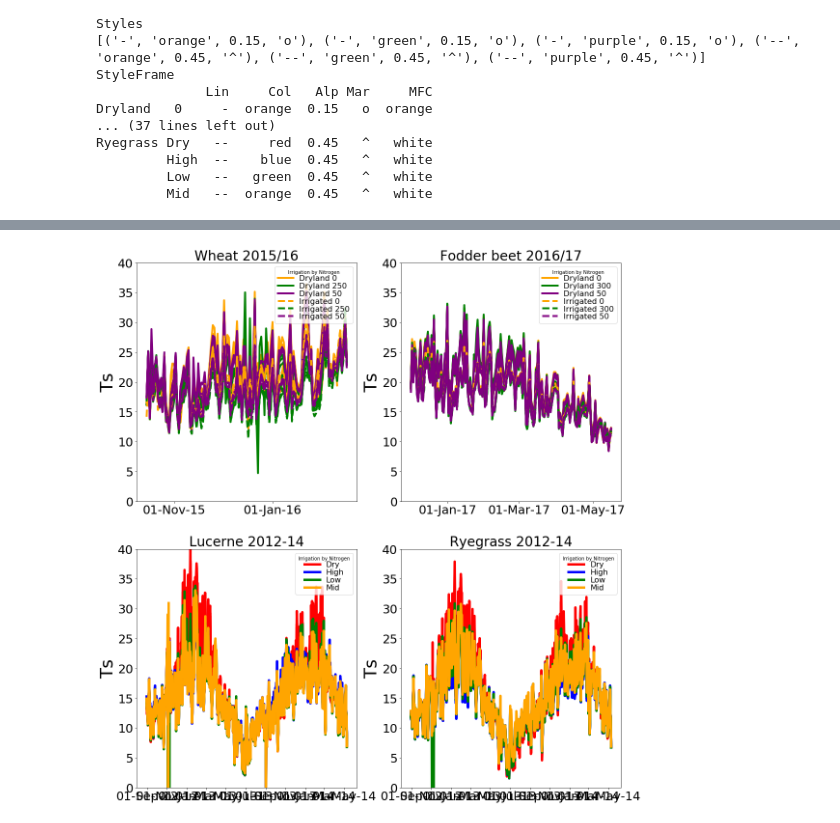
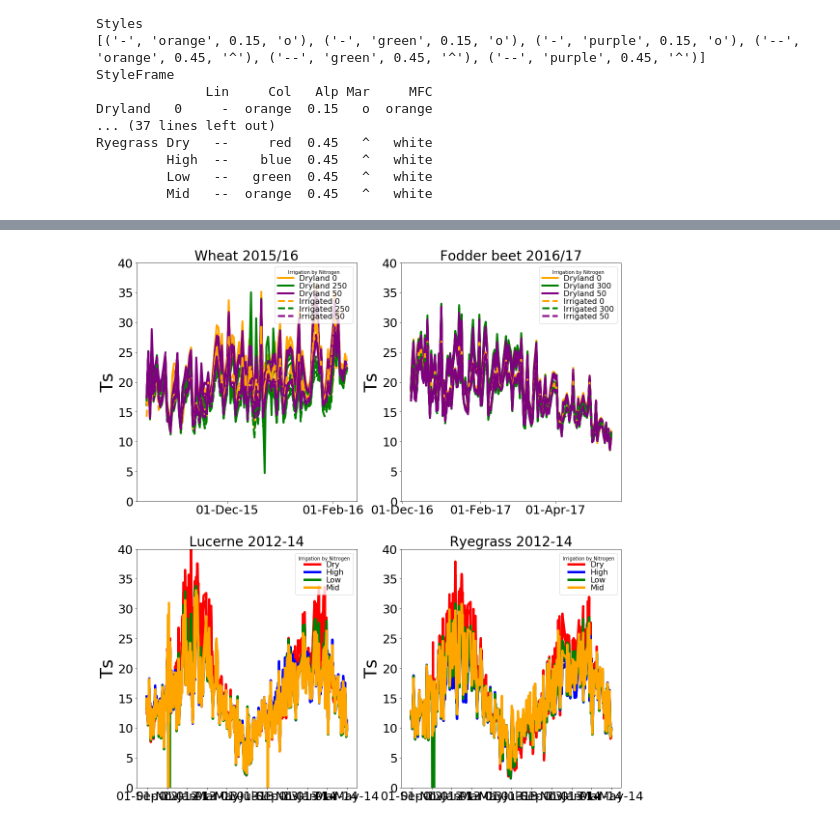
Before and after one commit to HamishBrownPFR/CropWaterAnalysis, a Jupyter notebook: Validation.ipynb, the cells around one changed output, grey strips where cells are left out. Drawn from its saved outputs; the diff is of its cells as text; code cells hidden in the pictures.

```diff
--- a/Validation.ipynb
+++ b/Validation.ipynb
@@ -105,0 +89,9 @@ WU = pd.concat([WheatWU,BeatWU])
+# %%
+FirstUnion = list(set(Ts.index).intersection(Ta.index))
+SecondUnion = list(set(FirstUnion).intersection(Rs.index))
+ThirdUnion = list(set(SecondUnion).intersection(Ed.index))
+ForthUnion = list(set(ThirdUnion).intersection(Eo.index))
+FifthUnion = list(set(ForthUnion).intersection(Rn.index))
+SixthUnion = list(set(FifthUnion).intersection(fPAR.index))
+CommonDates = SixthUnion
+CommonDates.sort()
@@ -154,35 +193,35 @@ Rs.plot()
 # %%
 def AddGraphFeatures(Name):
     plt.ylabel('Ts', fontsize=36);
     plt.ylim(0,40)
     plt.tick_params(labelsize=25)
     plt.title(Name, fontsize=28);
     ax.xaxis.set_major_locator(mdates.MonthLocator(interval=2))
     ax.xaxis.set_major_formatter(mdates.DateFormatter('%d-%b-%y'))
     labels, handles = GH.DedupLegendElements()
     ledg = plt.legend(labels, handles,loc=1,numpoints=1,fontsize = 16,labelspacing = 0.05,
                               title='Irrigation by Nitrogen')
 
 
 Graph = plt.figure(figsize=(18,20))
 
 ax = Graph.add_subplot(2,2,1)
-GH.AddIndexedPlot(Ts.loc[:,'Wheat'],ax,WheatGPs,4)
+GH.AddIndexedPlot(Ts.loc[CommonDates,'Wheat'],ax,WheatGPs,4)
 AddGraphFeatures('Wheat 2015/16')
 
 ax = Graph.add_subplot(2,2,2)
-GH.AddIndexedPlot(Ts.loc[:,'Beat'],ax,BeatGPs,4)
+GH.AddIndexedPlot(Ts.loc[CommonDates,'Beat'],ax,BeatGPs,4)
 AddGraphFeatures('Fodder beet 2016/17')
 
 ax = Graph.add_subplot(2,2,3)
-GH.AddIndexedPlotSingleLevel(Ts.loc[:,'Lucerne'],ax,LandPGPs,5)
+GH.AddIndexedPlotSingleLevel(Ts.loc[CommonDates,'Lucerne'],ax,LandPGPs,5)
 AddGraphFeatures('Lucerne 2012-14')
 
 ax = Graph.add_subplot(2,2,4)
-GH.AddIndexedPlotSingleLevel(Ts.loc[:,'Ryegrass'],ax,LandPGPs,5)
+GH.AddIndexedPlotSingleLevel(Ts.loc[CommonDates,'Ryegrass'],ax,LandPGPs,5)
 AddGraphFeatures('Ryegrass 2012-14')
 # %% [output]
-[figure, old version]
+[figure, new version]
 # %%
 def AddGraphFeatures(Name):
     plt.ylabel('fPAR', fontsize=36);
```
Also changed, not shown: parts of 17 cells of this notebook, 6 other files.
